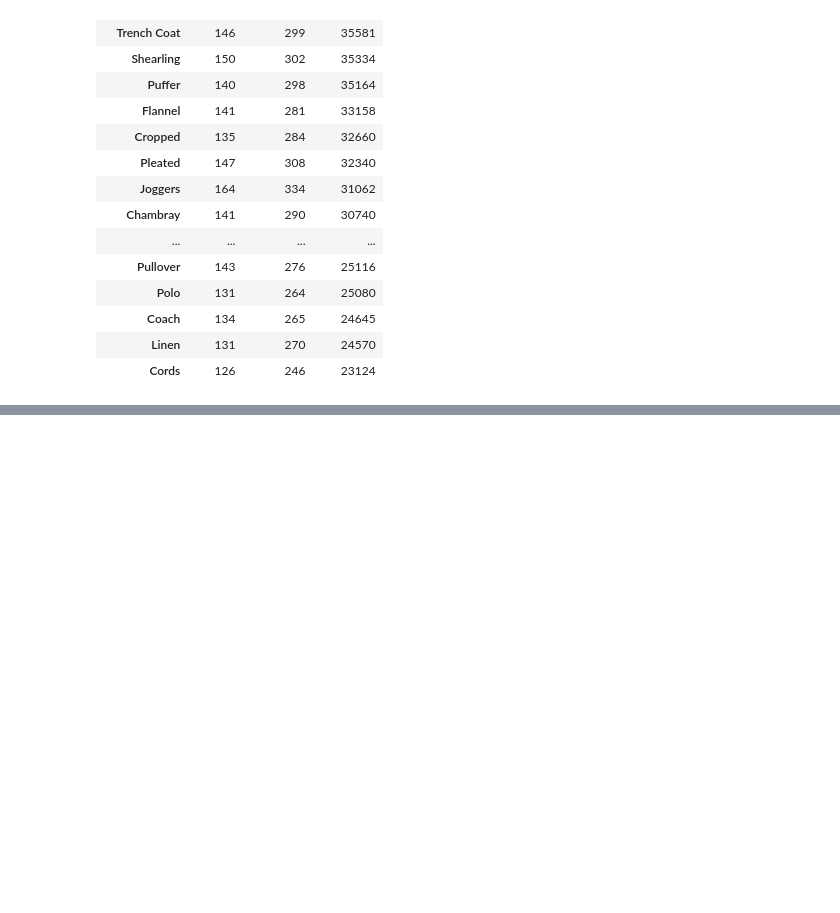
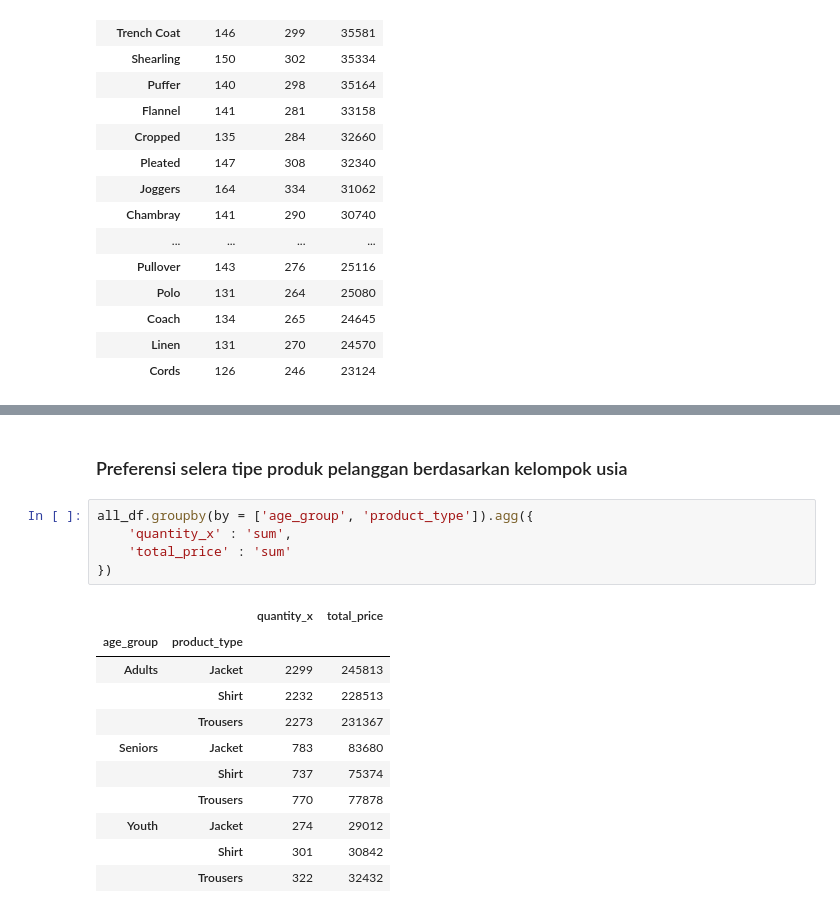
Before and after one commit to Edy-Mochamad/project-product_sales, a Jupyter notebook: notebook.ipynb, the cells around one changed output, grey strips where cells are left out. Drawn from its saved outputs; the diff is of its cells as text; blank space fills up the shorter version.

```diff
--- a/notebook.ipynb
+++ b/notebook.ipynb
@@ -791,0 +858,19 @@ product_sales_df.groupby(by = 'product_name').agg({
+# %% [markdown]
+### Preferensi selera tipe produk pelanggan berdasarkan kelompok usia
+# %%
+all_df.groupby(by = ['age_group', 'product_type']).agg({
+    'quantity_x' : 'sum',
+    'total_price' : 'sum'
+})
+# %% [output]
+|  |  | quantity_x | total_price |
+| age_group | product_type |  |  |
+| Adults | Jacket | 2299 | 245813 |
+|  | Shirt | 2232 | 228513 |
+|  | Trousers | 2273 | 231367 |
+| Seniors | Jacket | 783 | 83680 |
+|  | Shirt | 737 | 75374 |
+|  | Trousers | 770 | 77878 |
+| Youth | Jacket | 274 | 29012 |
+|  | Shirt | 301 | 30842 |
+|  | Trousers | 322 | 32432 |
```
Also changed, not shown: parts of 6 cells of this notebook.
